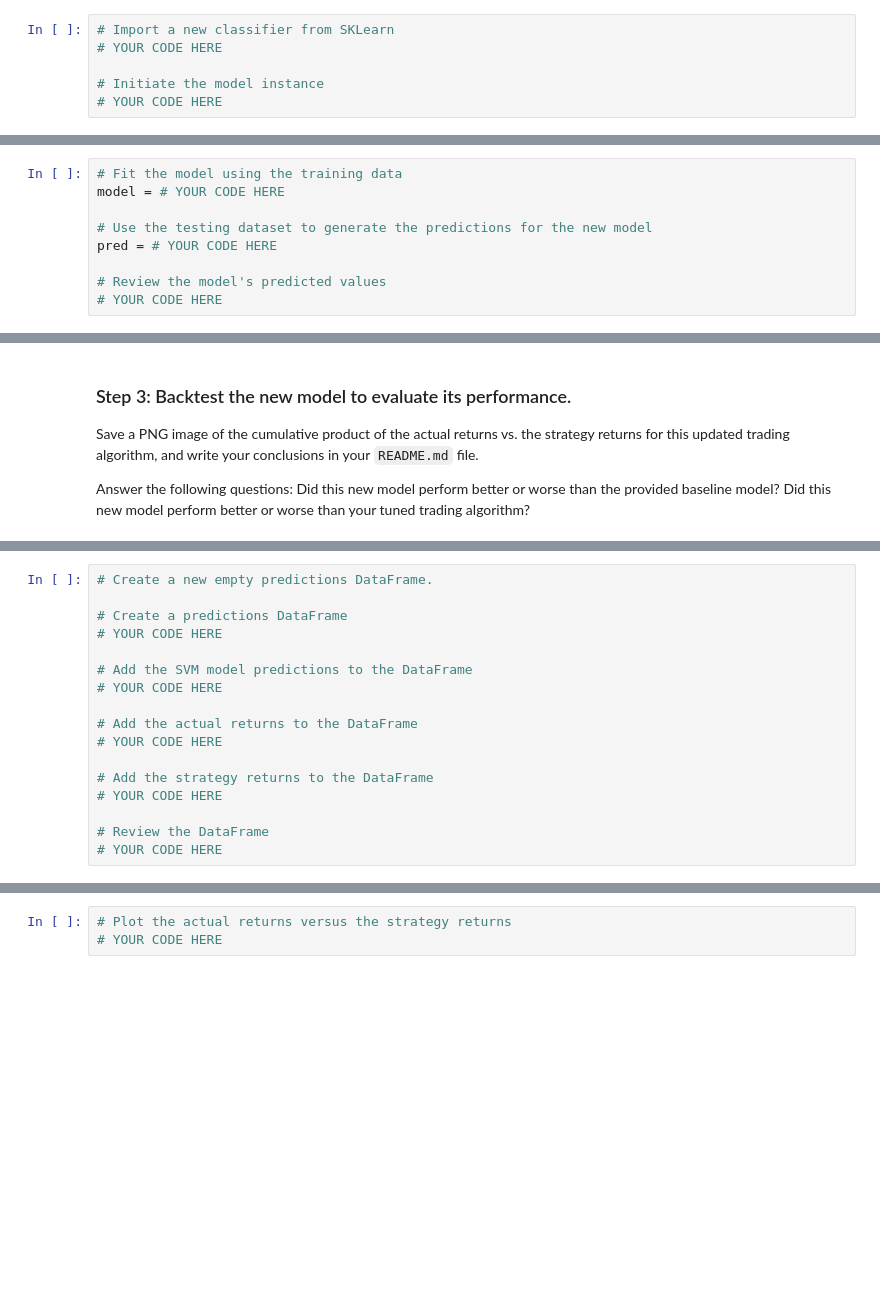
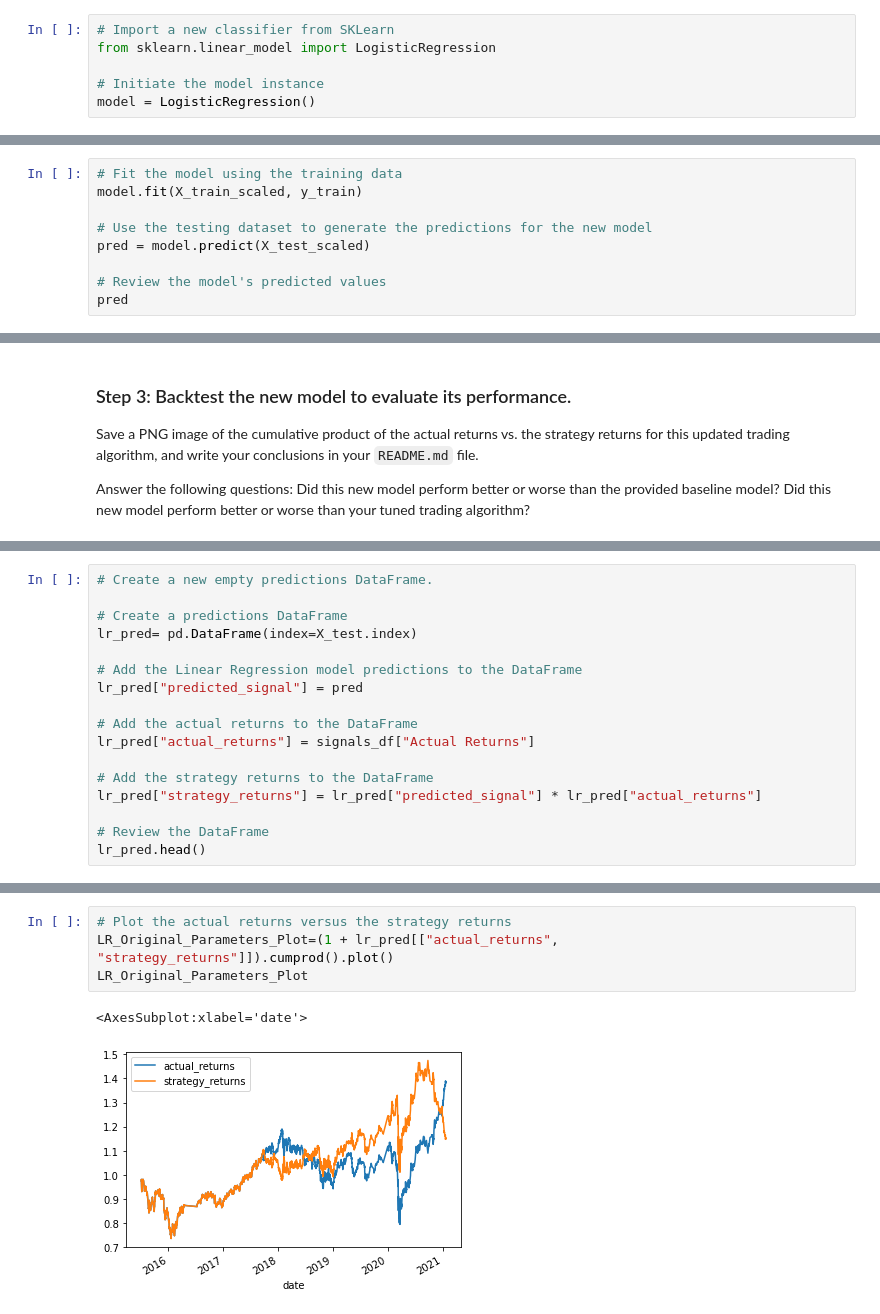
Before and after one commit to srn1358/Algorithmic-Trading, a Jupyter notebook: machine_learning_trading_bot.ipynb, the cells around one changed output, grey strips where cells are left out. Saved outputs shown, nothing was run; the diff lists cells and outputs as text; blank space fills up the shorter version.

```diff
--- a/machine_learning_trading_bot.ipynb
+++ b/machine_learning_trading_bot.ipynb
@@ -393,18 +425,18 @@ In this section, you’ll use the original parameters that the starter code prov
 ### Step 1:  Import a new classifier, such as `AdaBoost`, `DecisionTreeClassifier`, or `LogisticRegression`. (For the full list of classifiers, refer to the [Supervised learning page](https://scikit-learn.org/stable/supervised_learning.html) in the scikit-learn documentation.)
 # %%
 # Import a new classifier from SKLearn
-# YOUR CODE HERE
+from sklearn.linear_model import LogisticRegression
 
 # Initiate the model instance
-# YOUR CODE HERE
+model = LogisticRegression()
 # %% [markdown]
 ### Step 2: Using the original training data as the baseline model, fit another model with the new classifier.
 # %%
 # Fit the model using the training data
-model = # YOUR CODE HERE
+model.fit(X_train_scaled, y_train)
 
 # Use the testing dataset to generate the predictions for the new model
-pred = # YOUR CODE HERE
+pred = model.predict(X_test_scaled)
 
 # Review the model's predicted values
-# YOUR CODE HERE
+pred
@@ -426,16 +470,16 @@ Did this new model perform better or worse than your tuned trading algorithm?
 # Create a new empty predictions DataFrame.
 
 # Create a predictions DataFrame
-# YOUR CODE HERE
+lr_pred= pd.DataFrame(index=X_test.index)
 
-# Add the SVM model predictions to the DataFrame
-# YOUR CODE HERE
+# Add the Linear Regression model predictions to the DataFrame
+lr_pred["predicted_signal"] = pred
 
 # Add the actual returns to the DataFrame
-# YOUR CODE HERE
+lr_pred["actual_returns"] = signals_df["Actual Returns"]
 
 # Add the strategy returns to the DataFrame
-# YOUR CODE HERE
+lr_pred["strategy_returns"] = lr_pred["predicted_signal"] * lr_pred["actual_returns"]
 
 # Review the DataFrame
-# YOUR CODE HERE
+lr_pred.head()
@@ -442,3 +494,7 @@ Did this new model perform better or worse than your tuned trading algorithm?
 # %%
 # Plot the actual returns versus the strategy returns
-# YOUR CODE HERE
+LR_Original_Parameters_Plot=(1 + lr_pred[["actual_returns", "strategy_returns"]]).cumprod().plot()
+LR_Original_Parameters_Plot
+# %% [output]
+<AxesSubplot:xlabel='date'>
+[figure, added]
```
Also changed, not shown: parts of 20 cells of this notebook.
